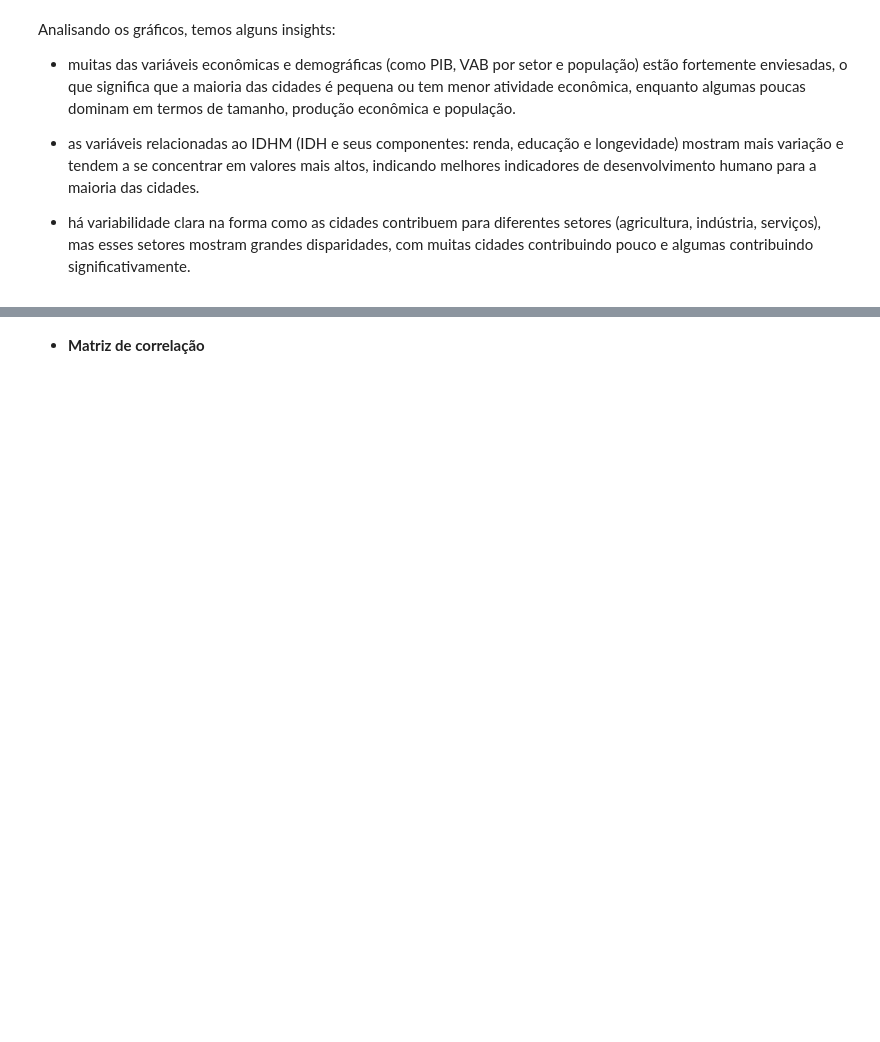
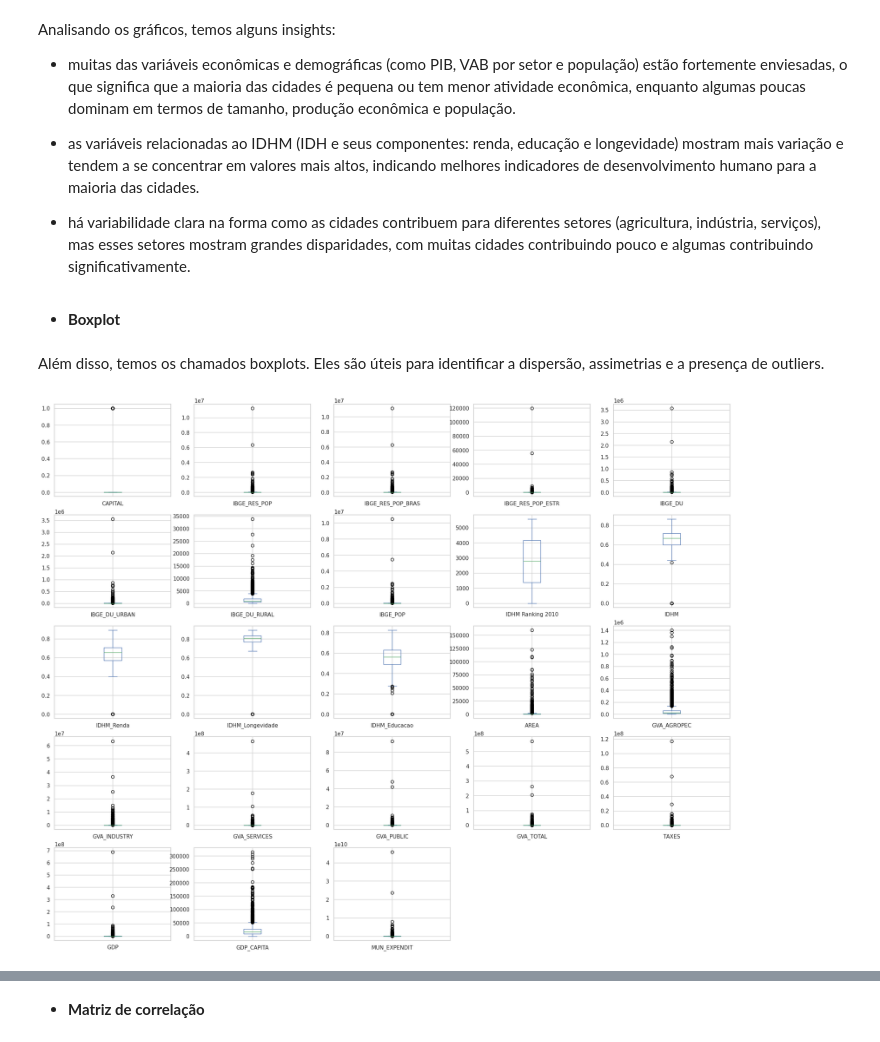
Before and after one commit to bernardosnap/MVP---Sprint-An-lise-de-Dados-e-Boas-Pr-ticas, a Jupyter notebook: Análise_de_Dados_Cidades_Brasileiras.ipynb, the cells around one changed output, grey strips where cells are left out. Drawn from its saved outputs; the diff is of its cells as text; code cells hidden in the pictures; blank space fills up the shorter version.

```diff
--- a/Análise_de_Dados_Cidades_Brasileiras.ipynb
+++ b/Análise_de_Dados_Cidades_Brasileiras.ipynb
@@ -460,3 +460,12 @@ Analisando os gráficos, temos alguns insights:
 - as variáveis relacionadas ao IDHM (IDH e seus componentes: renda, educação e longevidade) mostram mais variação e tendem a se concentrar em valores mais altos, indicando melhores indicadores de desenvolvimento humano para a maioria das cidades.
 
 - há variabilidade clara na forma como as cidades contribuem para diferentes setores (agricultura, indústria, serviços), mas esses setores mostram grandes disparidades, com muitas cidades contribuindo pouco e algumas contribuindo significativamente.
+# %% [markdown]
+- **Boxplot**
+# %% [markdown]
+Além disso, temos os chamados boxplots. Eles são úteis para identificar a dispersão, assimetrias e a presença de outliers.
+# %%
+cidadesBR.plot(kind = 'box', subplots = True, layout = (5,5), sharex = False, sharey = False, figsize = (25,20))
+plt.show()
+# %% [output]
+[figure, added]
```
Also changed, not shown: parts of 9 cells of this notebook.
